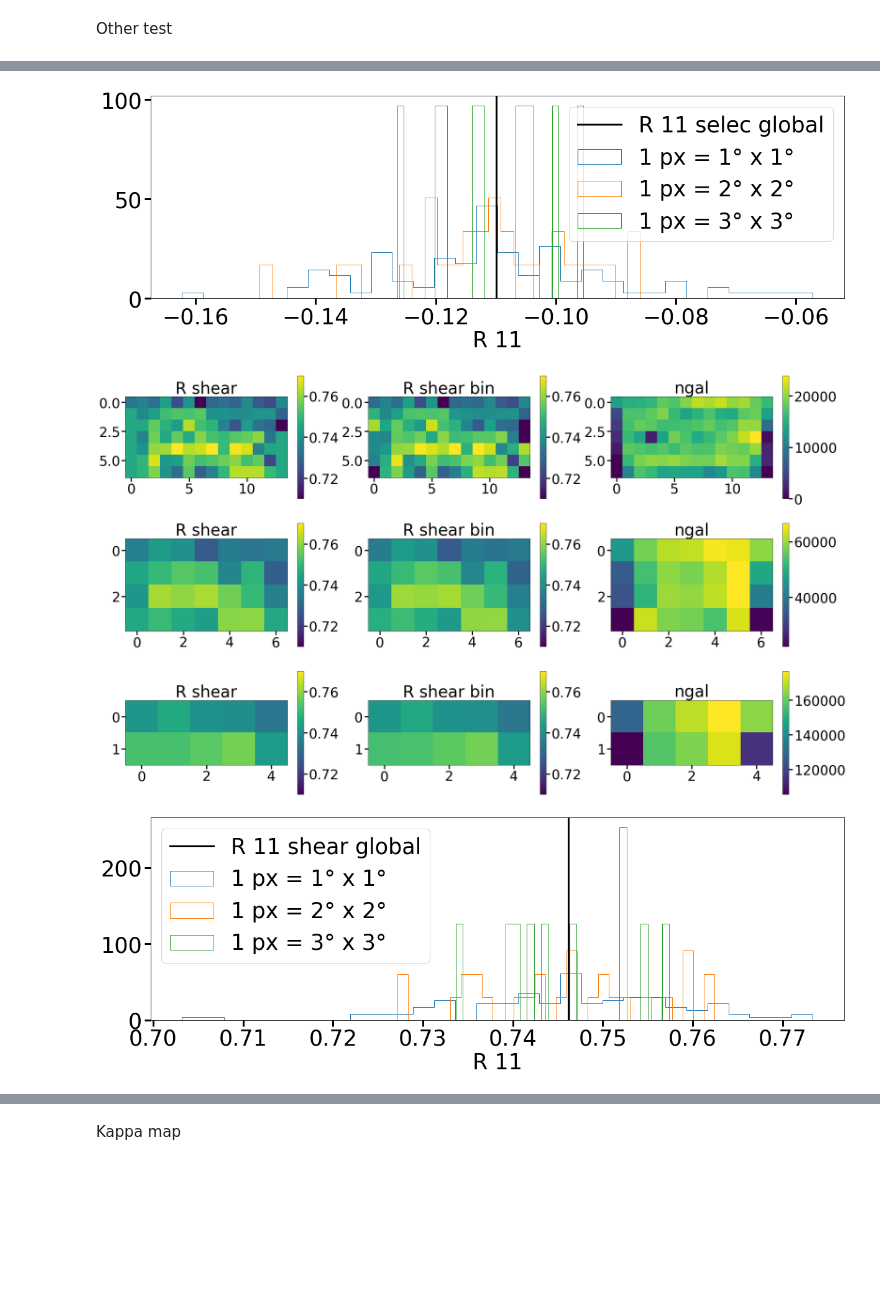
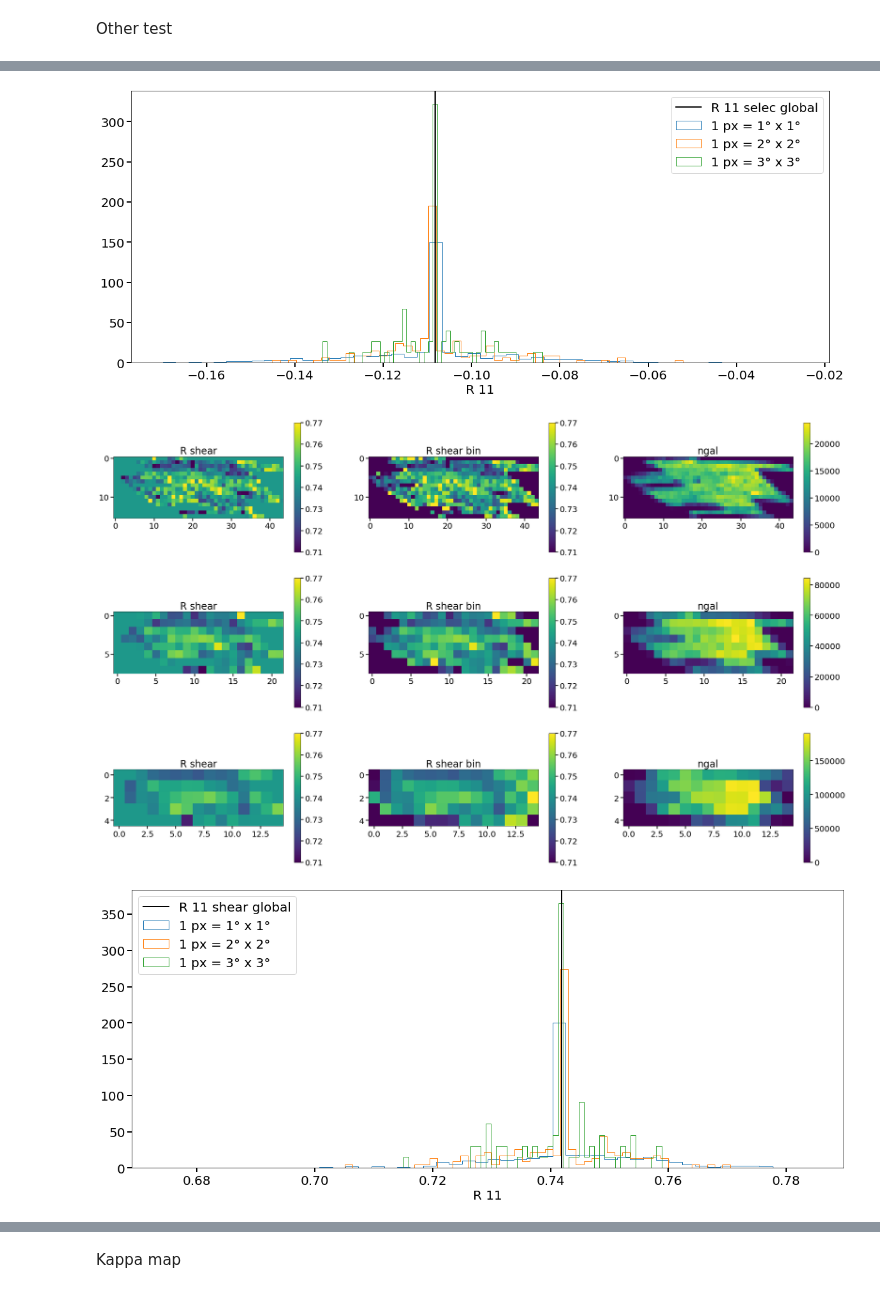
Before and after one commit to CosmoStat/sp_validation, a Jupyter notebook: notebooks/validation_local_cal.ipynb, the cells around one changed output, grey strips where cells are left out. Cells and saved outputs as stored; diff of their text form; code cells hidden in the pictures; blank space fills up the shorter version.

```diff
--- a/notebooks/validation_local_cal.ipynb
+++ b/notebooks/validation_local_cal.ipynb
@@ -429,5 +430,5 @@ def local_calib2(npix_x,npix_y):
 
     return g1_final, g2_final, g1, g2, g1_final_dm, g2_final_dm, R_selec, R_shear, ra_ngmix2, dec_ngmix2, R_selec_std
 # %%
-g1_final_deg, g2_final_deg, g1_deg, g2_deg, g1_final_dm_deg, g2_final_dm_deg, R_selec_deg, R_shear_deg, ra_ngmix2_deg, dec_ngmix2_deg, R_selec_std_deg = local_calib2(14,7)
+g1_final_deg, g2_final_deg, g1_deg, g2_deg, g1_final_dm_deg, g2_final_dm_deg, R_selec_deg, R_shear_deg, ra_ngmix2_deg, dec_ngmix2_deg, R_selec_std_deg = local_calib2(44,16)
 # %% [output]
@@ -468,3 +452,3 @@ Extracting noshear
 # %%
-g1_final_2deg, g2_final_2deg, g1_2deg, g2_2deg, g1_final_dm_2deg, g2_final_dm_2deg, R_selec_2deg, R_shear_2deg, ra_ngmix2_2deg, dec_ngmix2_2deg, R_selec_std_2deg = local_calib2(7,4)
+g1_final_2deg, g2_final_2deg, g1_2deg, g2_2deg, g1_final_dm_2deg, g2_final_dm_2deg, R_selec_2deg, R_shear_2deg, ra_ngmix2_2deg, dec_ngmix2_2deg, R_selec_std_2deg = local_calib2(22,8)
 # %% [output]
@@ -486,5 +470,5 @@ Extracting 2m
 Extracting 2p
 Extracting noshear
 # %%
-g1_final_3deg, g2_final_3deg, g1_3deg, g2_3deg, g1_final_dm_3deg, g2_final_dm_3deg, R_selec_3deg, R_shear_3deg, ra_ngmix2_3deg, dec_ngmix2_3deg, R_selec_std_3deg = local_calib2(5,2)
+g1_final_3deg, g2_final_3deg, g1_3deg, g2_3deg, g1_final_dm_3deg, g2_final_dm_3deg, R_selec_3deg, R_shear_3deg, ra_ngmix2_3deg, dec_ngmix2_3deg, R_selec_std_3deg = local_calib2(15,5)
 # %% [output]
@@ -792,23 +776,23 @@ plt.show()
 # %%
-plt.figure(figsize=(20,6))
+plt.figure(figsize=(20,8))
 #plt.hist(np.ravel(R_selec_10box[0,0,:,:]),label='1 px = 1.38° x 0.7°',histtype='step',density=True,bins=30)
 #plt.hist(np.ravel(R_selec_5box[0,0,:,:]),label='1 px = 2.76° x 1.4°',histtype='step',density=True,bins=30)
-plt.hist(np.ravel(R_selec_deg[0,0,:,:]),label='1 px = 1° x 1°',histtype='step',density=True,bins=30)
-plt.hist(np.ravel(R_selec_2deg[0,0,:,:]),label='1 px = 2° x 2°',histtype='step',density=True,bins=30)
-plt.hist(np.ravel(R_selec_3deg[0,0,:,:]),label='1 px = 3° x 3°',histtype='step',density=True,bins=30)
+plt.hist(np.ravel(R_selec_deg[0,0,:,:]),label='1 px = 1° x 1°',histtype='step',density=True,bins=50)
+plt.hist(np.ravel(R_selec_2deg[0,0,:,:]),label='1 px = 2° x 2°',histtype='step',density=True,bins=50)
+plt.hist(np.ravel(R_selec_3deg[0,0,:,:]),label='1 px = 3° x 3°',histtype='step',density=True,bins=50)
 plt.axvline(x=R_selec_moy[0,0],c='k',label='R 11 selec global')
 plt.legend()
 plt.xlabel('R 11')
-plt.savefig('./W3/Rselec_hist.png')
+plt.savefig('./P3/Rselec_hist.png')
 plt.show()
 # %% [output]
-[figure, old version]
+[figure, new version]
 # %%
-R_11, R_22, R_12, R_21 = bin2d(xx, yy, npix=(14,7), v=(gal_metacal_ngmix.R_shear[0,0,:],gal_metacal_ngmix.R_shear[1,1,:],gal_metacal_ngmix.R_shear[0,1,:],gal_metacal_ngmix.R_shear[1,0,:]))
+R_11, R_22, R_12, R_21 = bin2d(xx, yy, npix=(44,16), v=(gal_metacal_ngmix.R_shear[0,0,:],gal_metacal_ngmix.R_shear[1,1,:],gal_metacal_ngmix.R_shear[0,1,:],gal_metacal_ngmix.R_shear[1,0,:]))
 Rmapdeg = np.array([[R_11,R_12],[R_21,R_22]])
-R_11, R_22, R_12, R_21 = bin2d(xx, yy, npix=(7,4), v=(gal_metacal_ngmix.R_shear[0,0,:],gal_metacal_ngmix.R_shear[1,1,:],gal_metacal_ngmix.R_shear[0,1,:],gal_metacal_ngmix.R_shear[1,0,:]))
+R_11, R_22, R_12, R_21 = bin2d(xx, yy, npix=(22,8), v=(gal_metacal_ngmix.R_shear[0,0,:],gal_metacal_ngmix.R_shear[1,1,:],gal_metacal_ngmix.R_shear[0,1,:],gal_metacal_ngmix.R_shear[1,0,:]))
 Rmap2deg = np.array([[R_11,R_12],[R_21,R_22]])
-R_11, R_22, R_12, R_21 = bin2d(xx, yy, npix=(5,2), v=(gal_metacal_ngmix.R_shear[0,0,:],gal_metacal_ngmix.R_shear[1,1,:],gal_metacal_ngmix.R_shear[0,1,:],gal_metacal_ngmix.R_shear[1,0,:]))
+R_11, R_22, R_12, R_21 = bin2d(xx, yy, npix=(15,5), v=(gal_metacal_ngmix.R_shear[0,0,:],gal_metacal_ngmix.R_shear[1,1,:],gal_metacal_ngmix.R_shear[0,1,:],gal_metacal_ngmix.R_shear[1,0,:]))
 Rmap3deg = np.array([[R_11,R_12],[R_21,R_22]])
 
 plt.figure(figsize=(32,20))
@@ -856,24 +840,24 @@ plt.subplot(3,3,9)
 plt.imshow(ngal3deg)
 plt.title('ngal')
 plt.colorbar()
-plt.savefig('./W3/R_shear.png')
+plt.savefig('./P3/R_shear.png')
 plt.show()
 # %% [output]
-[figure, old version]
+[figure, new version]
 # %%
-plt.figure(figsize=(20,6))
+plt.figure(figsize=(20,8))
 #plt.hist(np.ravel(R_shear_10box[0,0,:,:]),label='1 px = 1.38° x 0.7°',histtype='step',density=True,bins=30)
 #plt.hist(np.ravel(R_shear_5box[0,0,:,:]),label='1 px = 2.76° x 1.4°',histtype='step',density=True,bins=30)
-plt.hist(np.ravel(R_shear_deg[0,0,:,:]),label='1 px = 1° x 1°',histtype='step',density=True,bins=30)
-plt.hist(np.ravel(R_shear_2deg[0,0,:,:]),label='1 px = 2° x 2°',histtype='step',density=True,bins=30)
-plt.hist(np.ravel(R_shear_3deg[0,0,:,:]),label='1 px = 3° x 3°',histtype='step',density=True,bins=30)
+plt.hist(np.ravel(R_shear_deg[0,0,:,:]),label='1 px = 1° x 1°',histtype='step',density=True,bins=50)
+plt.hist(np.ravel(R_shear_2deg[0,0,:,:]),label='1 px = 2° x 2°',histtype='step',density=True,bins=50)
+plt.hist(np.ravel(R_shear_3deg[0,0,:,:]),label='1 px = 3° x 3°',histtype='step',density=True,bins=50)
 plt.axvline(x=R_shear_moy[0,0],c='k',label='R 11 shear global')
 plt.legend()
 plt.xlabel('R 11')
-plt.savefig('./W3/Rshear_hist.png')
+plt.savefig('./P3/Rshear_hist.png')
 plt.show()
 # %% [output]
-[figure, old version]
+[figure, new version]
 # %%
 ngal_10box = bin2d(xx, yy, npix=(10,10))
 # %%
```
Also changed, not shown: parts of 55 cells of this notebook.
